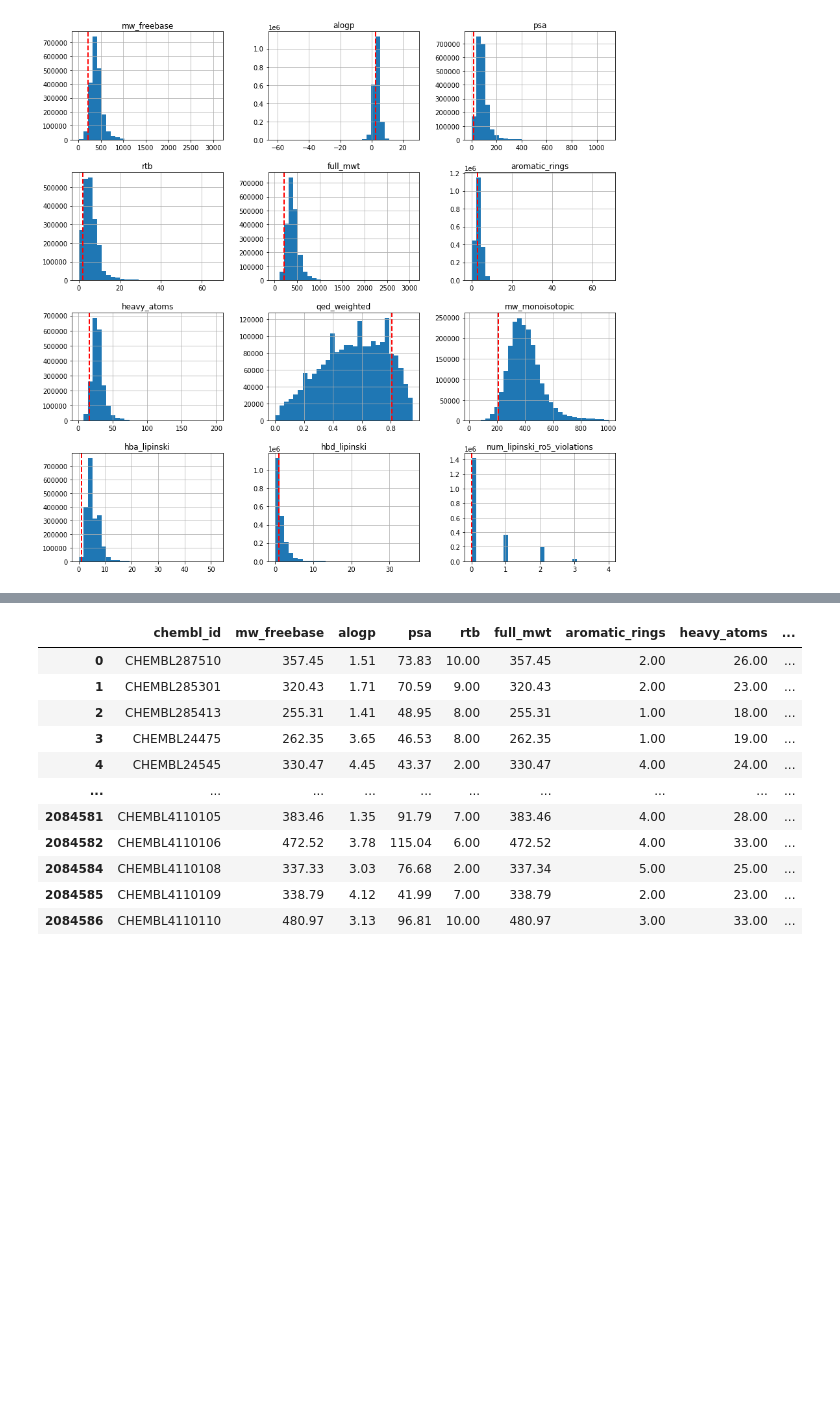
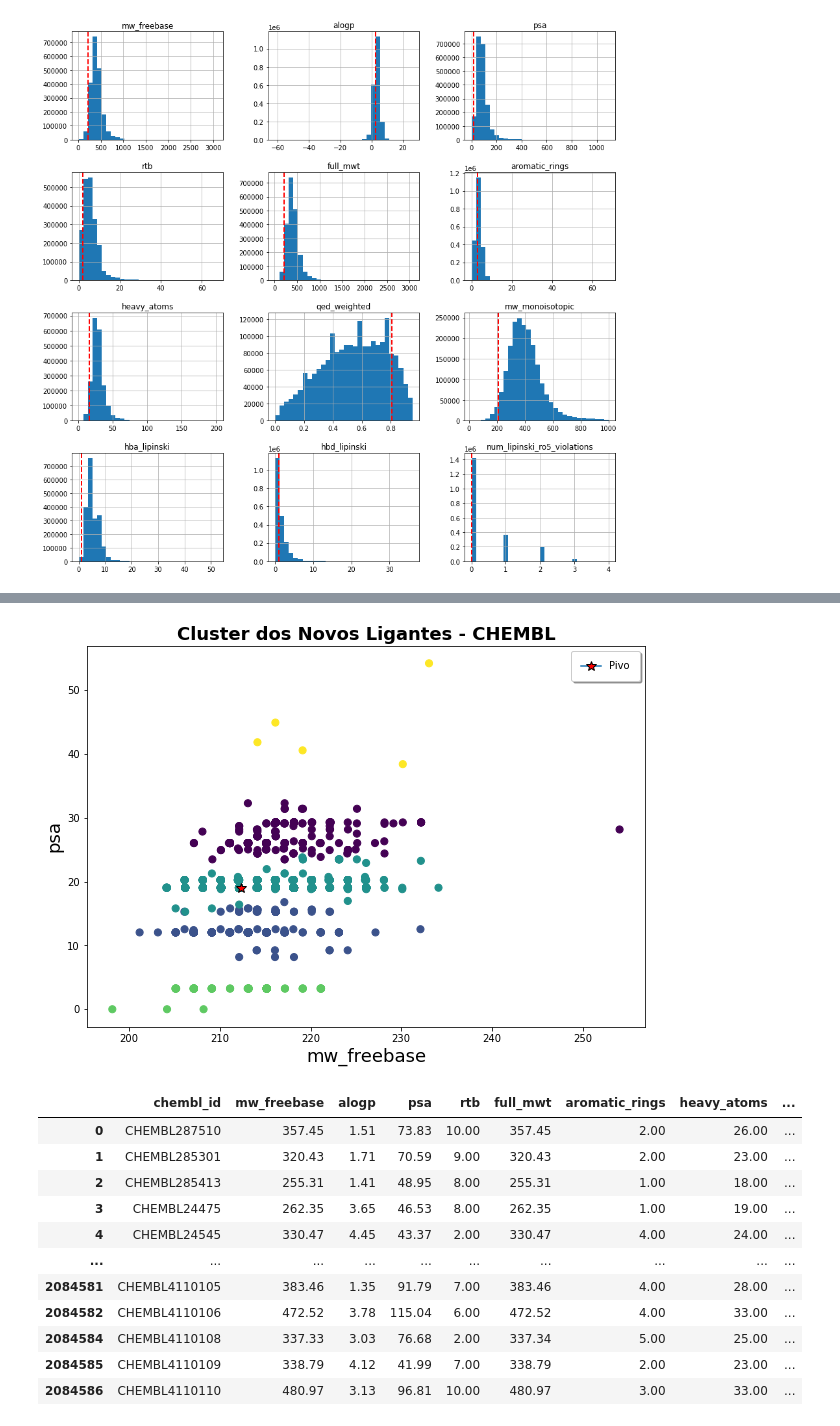
Before and after one commit to alverad-katsuro/chembl_analyser, a Jupyter notebook: cruzipain/analise_dados_att.ipynb, the cells around one changed output, grey strips where cells are left out. Cells and saved outputs as stored; diff of their text form; code cells hidden in the pictures; blank space fills up the shorter version.

```diff
--- a/cruzipain/analise_dados_att.ipynb
+++ b/cruzipain/analise_dados_att.ipynb
@@ -69,0 +155,2 @@ dir(df)
+# %%
+novos_ligantes = pd.read_sql("select * from novos_ligantes", con)
@@ -69,0 +195,3 @@ dir(df)
+# %%
+clust_novos_ligs = novos_ligantes.drop(['Smiles'], axis=1)
+clust_novos_ligs
@@ -70,3 +212,18 @@ dir(df)
+# %%
+normalize_clus_novos_ligs = preprocessing.normalize(clust_novos_ligs, norm='l1')
+cluster_novos_ligs_knn = KMeans(n_clusters=5, random_state=4)
+grupos_novos_ligs = cluster_novos_ligs_knn.fit(normalize_clus_novos_ligs).labels_
+# %%
+plt.figure(figsize=(10,7))
+plt.scatter(x=novos_ligantes.molwt, y=novos_ligantes.tpsa, c=grupos_novos_ligs, s=50)
+plt.xlabel('mw_freebase', fontsize=18)
+plt.ylabel('psa', fontsize=18)
+plt.title("Cluster dos Novos Ligantes - CHEMBL", fontsize=18, weight="bold")
+alvo_mark = plt.plot(target['mw_freebase'], target['psa'], marker="*", markersize=10, markeredgecolor="black", markerfacecolor="red", label="Pivo")
+plt.legend(handles=alvo_mark, fancybox=True, framealpha=1, shadow=True, borderpad=1, fontsize=10)
+plt.show()
+# %% [output]
+[figure, added]
 # %%
 prep_clust = pd.get_dummies(df.query("num_lipinski_ro5_violations == 0"), columns=["molecular_species"])
 prep_clust
```
Also changed, not shown: parts of 14 cells of this notebook, 1 other file.
